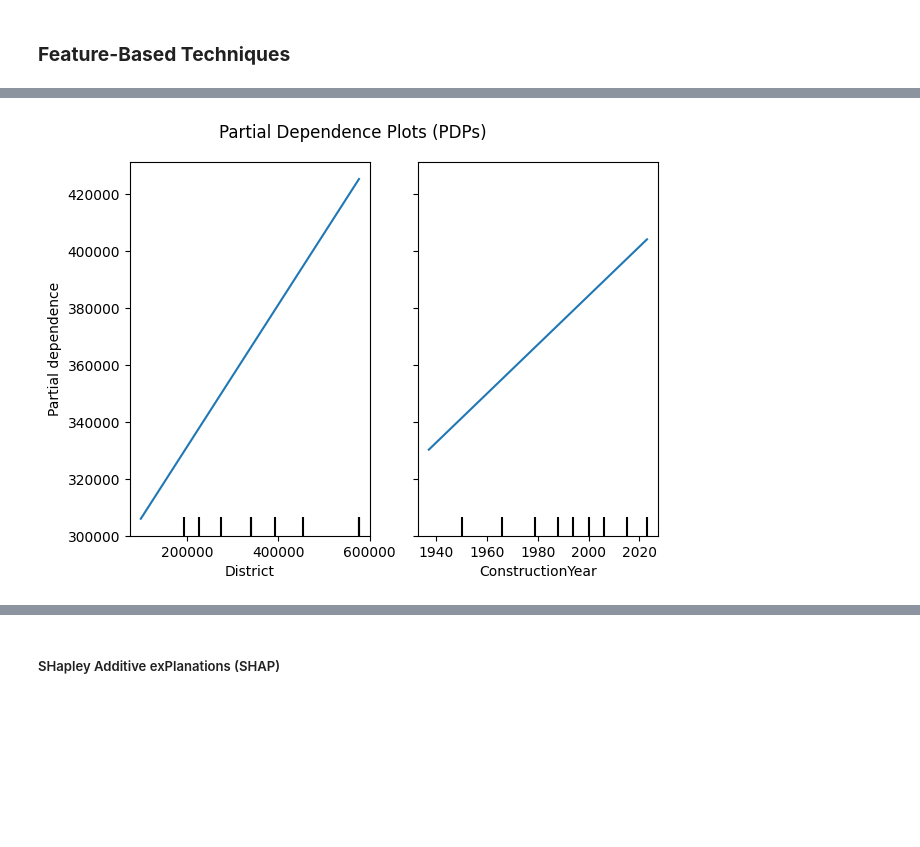
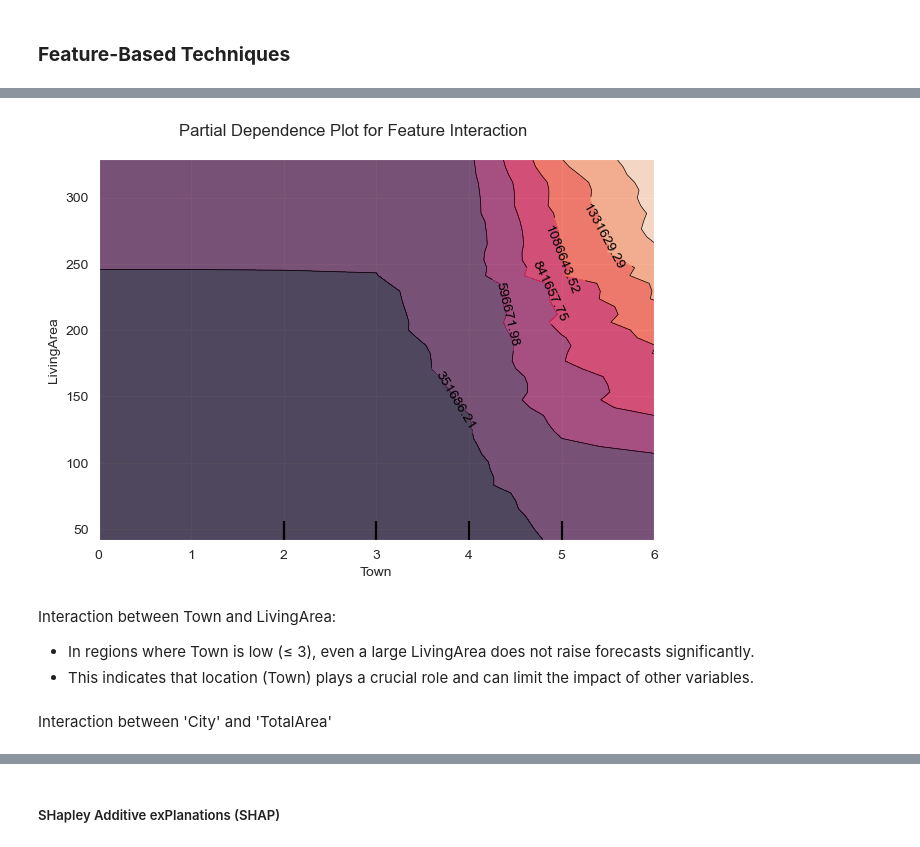
Before and after one commit to mafaldaaires/XAI-Techniques-in-Supervised-Learning, a Jupyter notebook: projeto2.ipynb, the cells around one changed output, grey strips where cells are left out. Cells and saved outputs as stored; diff of their text form; code cells hidden in the pictures; blank space fills up the shorter version.

```diff
--- a/projeto2.ipynb
+++ b/projeto2.ipynb
@@ -770,6 +767,9 @@ from sklearn.inspection import PartialDependenceDisplay
-# %%
-feature_names = encoded_df.columns
+# %%
+y = encoded_df['Price']
+X = encoded_df.drop(columns=['Price'])
+
+X_train, X_test, y_train, y_test = train_test_split(X, y, test_size=0.2, random_state=42)
 # %%
-black_model = RandomForestRegressor(n_estimators=50, max_depth=5, random_state=42)
+black_model = RandomForestRegressor(n_estimators=100, max_depth=15, random_state=42)
 black_model.fit(X_train, y_train)
 # %% [output]
@@ -807,14 +795,5 @@ R² do modelo black-box (Random Forest): 0.6673954739824806
 # %%
-# Train the surrogate model on X_train using predictions from the black-box model
-surrogate_model = DecisionTreeRegressor(max_depth=3, random_state=42)
+# Training the surrogate model on X_train using black box model predictions
+surrogate_model = DecisionTreeRegressor(max_depth=5, random_state=42)
 surrogate_model.fit(X_train, black_model.predict(X_train))
-
-# Evaluate the surrogate model on the test set
-surrogate_predictions = surrogate_model.predict(X_test)
-
-# Visualize the surrogate model (Decision Tree)
-plt.figure(figsize=(12, 8))
-plot_tree(surrogate_model, feature_names=X.columns, filled=True, rounded=True)
-plt.title("Surrogate Model (Decision Tree)")
-plt.show()
 # %% [output]
@@ -888,20 +1016,23 @@ plt.show()
 # %%
-# Step 4: Generate PDPs for Selected Features
-# Choose the features for which you want to generate PDPs
-selected_features = [0, 5]
+selected_features = [(3, 11)]
 
-# Generate PDPs
 PartialDependenceDisplay.from_estimator(
-    model,
+    black_model,
     X_train,
-    selected_features,
+    selected_features,  # Interaction between Town and LivingArea
     feature_names=feature_names,
     grid_resolution=50,
 )
 
 # Display the plot
-plt.suptitle("Partial Dependence Plots (PDPs)")
+plt.suptitle("Partial Dependence Plot for Feature Interaction")
 plt.tight_layout()
 plt.show()
 # %% [output]
-[figure, old version]
+[figure, new version]
+# %% [markdown]
+Interaction between Town and LivingArea:
+- In regions where Town is low (≤ 3), even a large LivingArea does not raise forecasts significantly.
+- This indicates that location (Town) plays a crucial role and can limit the impact of other variables.
+# %% [markdown]
+Interaction between 'City' and 'TotalArea'
```
Also changed, not shown: parts of 211 cells of this notebook.
